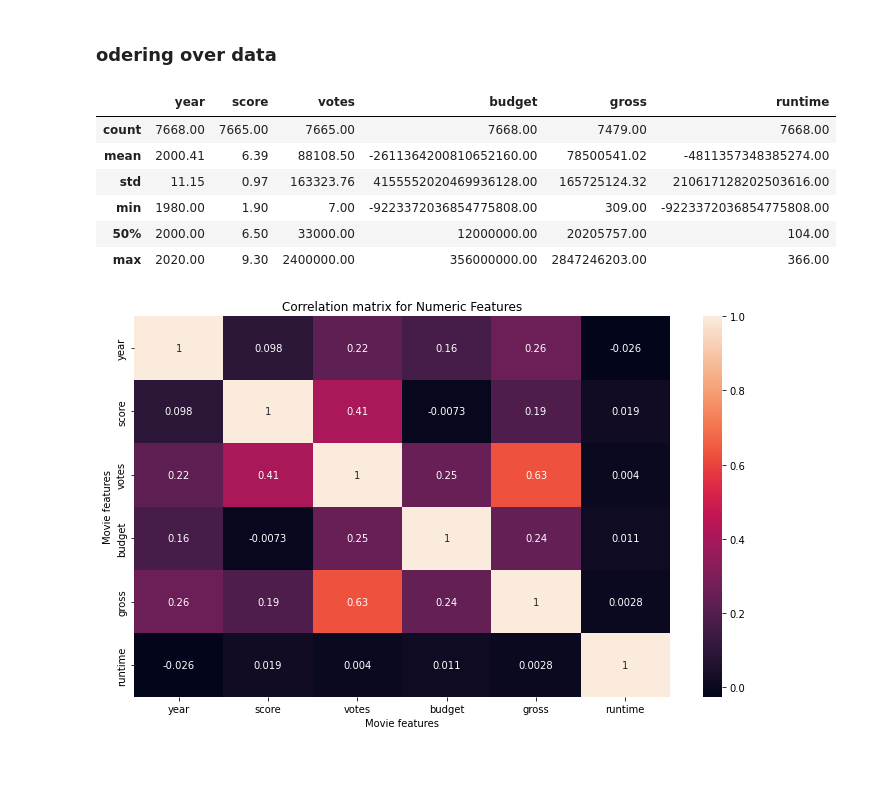
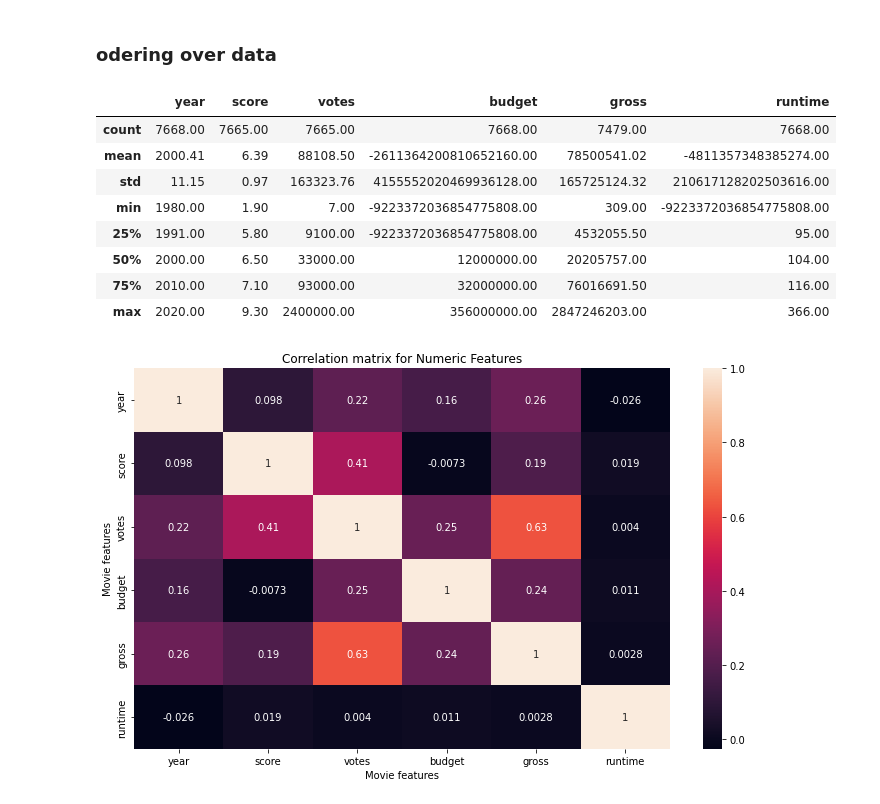
Before and after one commit to codewithawr/portfolio_data_analysis_project, a Jupyter notebook: Movies_data/Movise_analysis.ipynb, the cells around one changed output. Drawn from its saved outputs; the diff is of its cells as text; code cells hidden in the pictures; blank space fills up the shorter version.

```diff
--- a/Movies_data/Movise_analysis.ipynb
+++ b/Movies_data/Movise_analysis.ipynb
@@ -115,14 +115,16 @@ df.head()
 # %% [markdown]
 ### odering over data
 # %%
-df.describe('')
+df.describe()
 # %% [output]
 |  | year | score | votes | budget | gross | runtime |
 | count | 7668.00 | 7665.00 | 7665.00 | 7668.00 | 7479.00 | 7668.00 |
 | mean | 2000.41 | 6.39 | 88108.50 | -2611364200810652160.00 | 78500541.02 | -4811357348385274.00 |
 | std | 11.15 | 0.97 | 163323.76 | 4155552020469936128.00 | 165725124.32 | 210617128202503616.00 |
 | min | 1980.00 | 1.90 | 7.00 | -9223372036854775808.00 | 309.00 | -9223372036854775808.00 |
+| 25% | 1991.00 | 5.80 | 9100.00 | -9223372036854775808.00 | 4532055.50 | 95.00 |
 | 50% | 2000.00 | 6.50 | 33000.00 | 12000000.00 | 20205757.00 | 104.00 |
+| 75% | 2010.00 | 7.10 | 93000.00 | 32000000.00 | 76016691.50 | 116.00 |
 | max | 2020.00 | 9.30 | 2400000.00 | 356000000.00 | 2847246203.00 | 366.00 |
 # %%
 correlation_matrix = df.corr()
```
Also changed, not shown: parts of 1 cell of this notebook.
